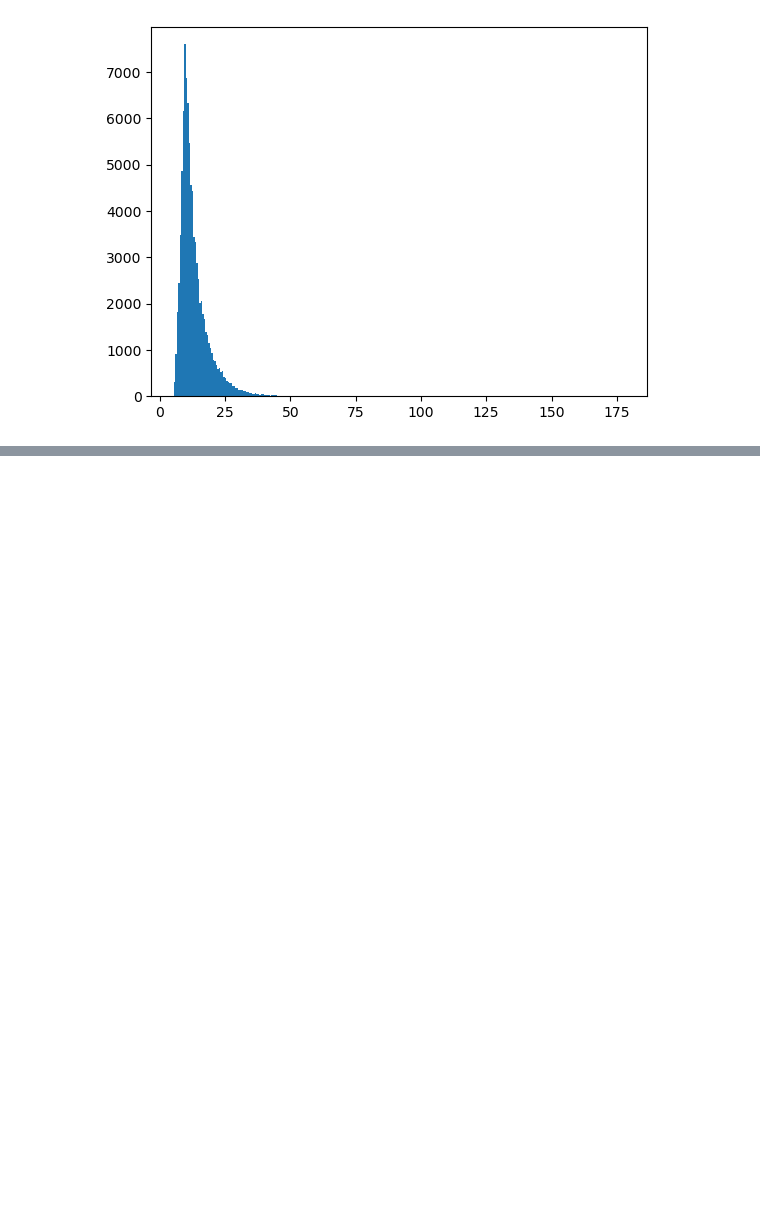
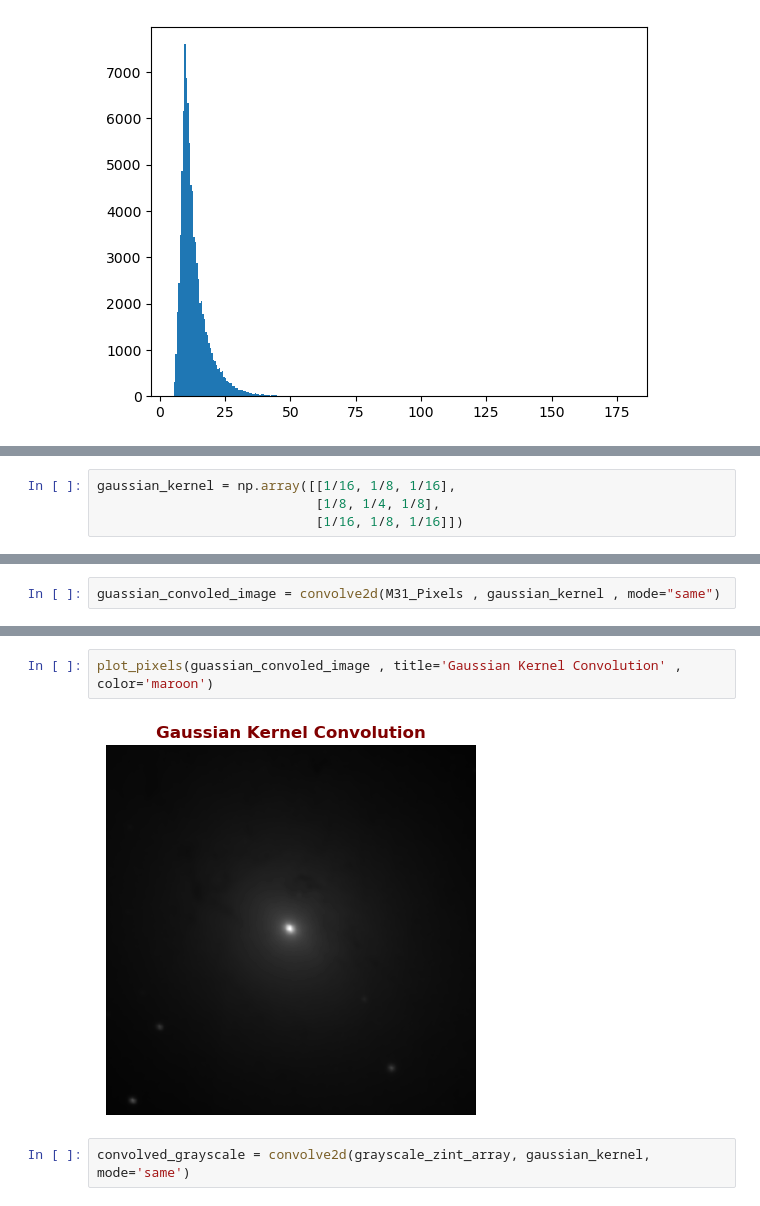
Before and after one commit to vinayak500/M31AstroProcessing, a Jupyter notebook: M31-analysis.ipynb, the cells around one changed output, grey strips where cells are left out. Cells and saved outputs as stored; diff of their text form; blank space fills up the shorter version.

Commit message:
Denoising using Gaussian

```diff
--- a/M31-analysis.ipynb
+++ b/M31-analysis.ipynb
@@ -476,0 +734,4 @@ grayscale_zint_array.shape
+# %%
+gaussian_kernel = np.array([[1/16, 1/8, 1/16],
+                            [1/8, 1/4, 1/8],
+                            [1/16, 1/8, 1/16]])
@@ -476,0 +740,2 @@ grayscale_zint_array.shape
+# %%
+guassian_convoled_image = convolve2d(M31_Pixels , gaussian_kernel , mode="same")
@@ -476,0 +746,6 @@ grayscale_zint_array.shape
+# %%
+plot_pixels(guassian_convoled_image , title='Gaussian Kernel Convolution' , color='maroon')
+# %% [output]
+[figure, added]
+# %%
+convolved_grayscale = convolve2d(grayscale_zint_array, gaussian_kernel, mode='same')
```
Also changed, not shown: parts of 112 cells of this notebook.
